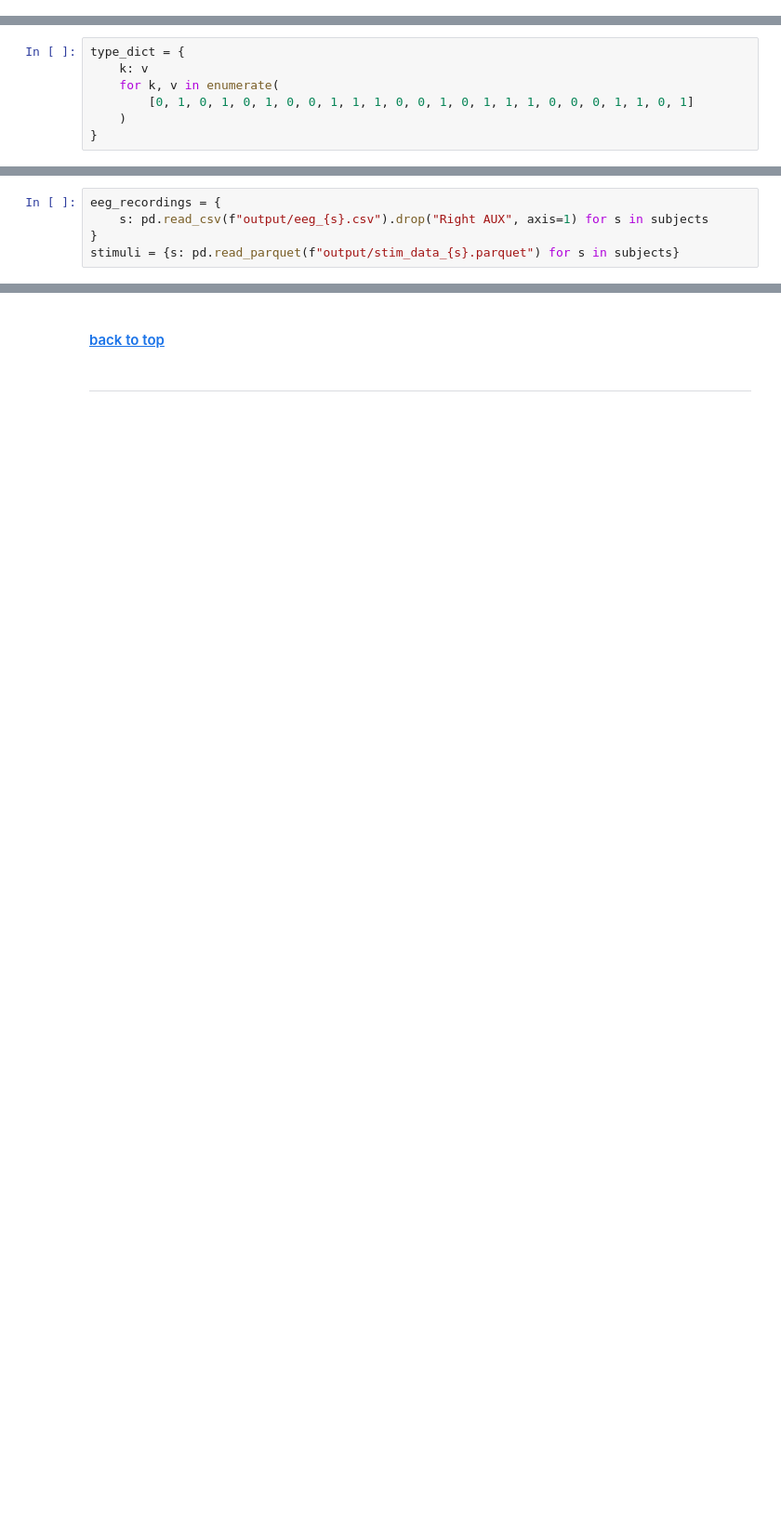
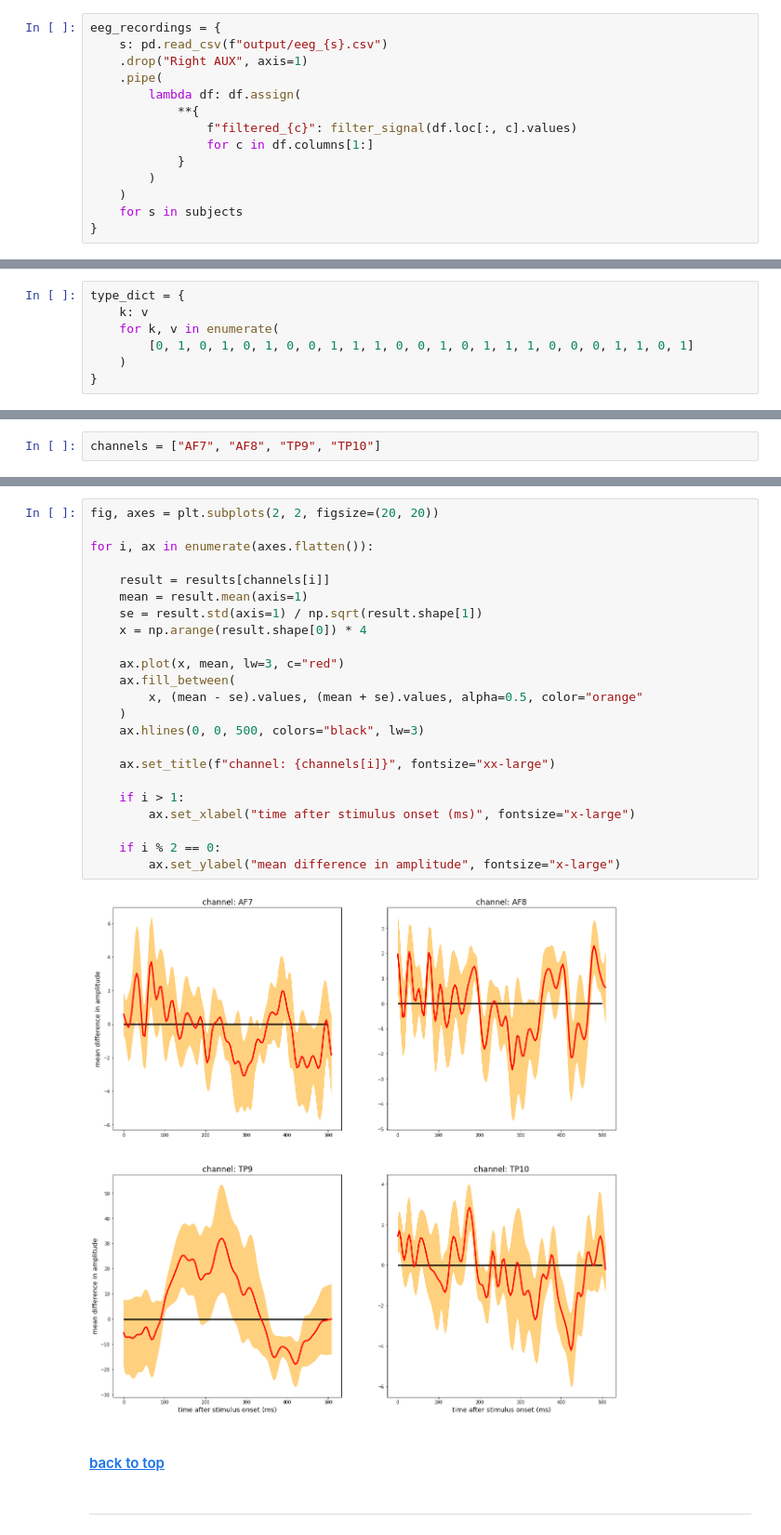
Before and after one commit to dormanh/N400_gender_pronouns, a Jupyter notebook: project.ipynb, the cells around one changed output, grey strips where cells are left out. Shown at 93% size. Drawn from its saved outputs; the diff is of its cells as text; blank space fills up the shorter version.

```diff
--- a/project.ipynb
+++ b/project.ipynb
@@ -169,0 +189,14 @@ pd.DataFrame(stim_df).to_parquet(f"output/stim_data_{subject}.parquet")
+# %%
+eeg_recordings = {
+    s: pd.read_csv(f"output/eeg_{s}.csv")
+    .drop("Right AUX", axis=1)
+    .pipe(
+        lambda df: df.assign(
+            **{
+                f"filtered_{c}": filter_signal(df.loc[:, c].values)
+                for c in df.columns[1:]
+            }
+        )
+    )
+    for s in subjects
+}
@@ -181,5 +215,0 @@ subjects = [
-# %%
-eeg_recordings = {
-    s: pd.read_csv(f"output/eeg_{s}.csv").drop("Right AUX", axis=1) for s in subjects
-}
-stimuli = {s: pd.read_parquet(f"output/stim_data_{s}.parquet") for s in subjects}
@@ -186 +218,3 @@ stimuli = {s: pd.read_parquet(f"output/stim_data_{s}.parquet") for s in subjects
+# %%
+channels = ["AF7", "AF8", "TP9", "TP10"]
 # %%
@@ -218,3 +265,28 @@ for c in data.columns[1:]:
+# %%
+fig, axes = plt.subplots(2, 2, figsize=(20, 20))
+
+for i, ax in enumerate(axes.flatten()):
+
+    result = results[channels[i]]
+    mean = result.mean(axis=1)
+    se = result.std(axis=1) / np.sqrt(result.shape[1])
+    x = np.arange(result.shape[0]) * 4
+
+    ax.plot(x, mean, lw=3, c="red")
+    ax.fill_between(
+        x, (mean - se).values, (mean + se).values, alpha=0.5, color="orange"
+    )
+    ax.hlines(0, 0, 500, colors="black", lw=3)
+
+    ax.set_title(f"channel: {channels[i]}", fontsize="xx-large")
+
+    if i > 1:
+        ax.set_xlabel("time after stimulus onset (ms)", fontsize="x-large")
+
+    if i % 2 == 0:
+        ax.set_ylabel("mean difference in amplitude", fontsize="x-large")
+# %% [output]
+[figure, added]
 # %% [markdown]
 #### [back to top](#top)
 # %% [markdown]
```
Also changed, not shown: parts of 18 cells of this notebook.
